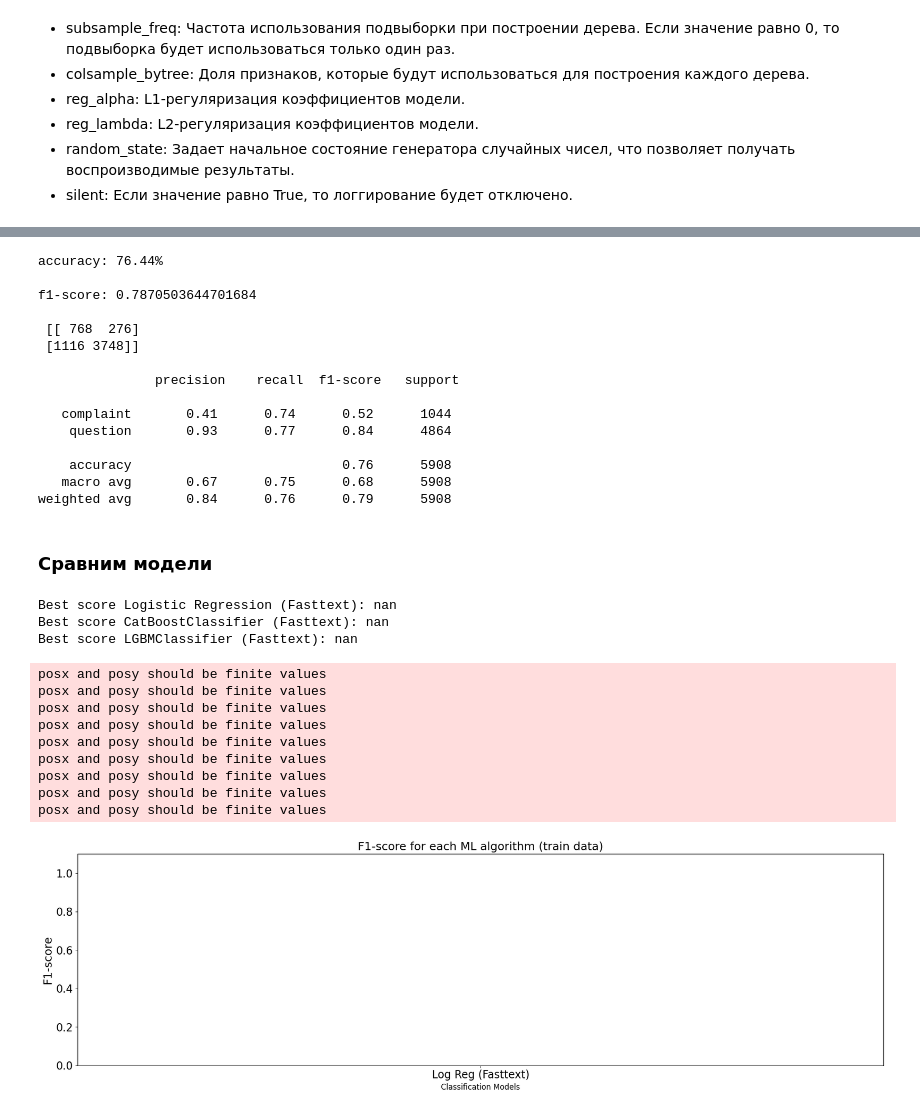
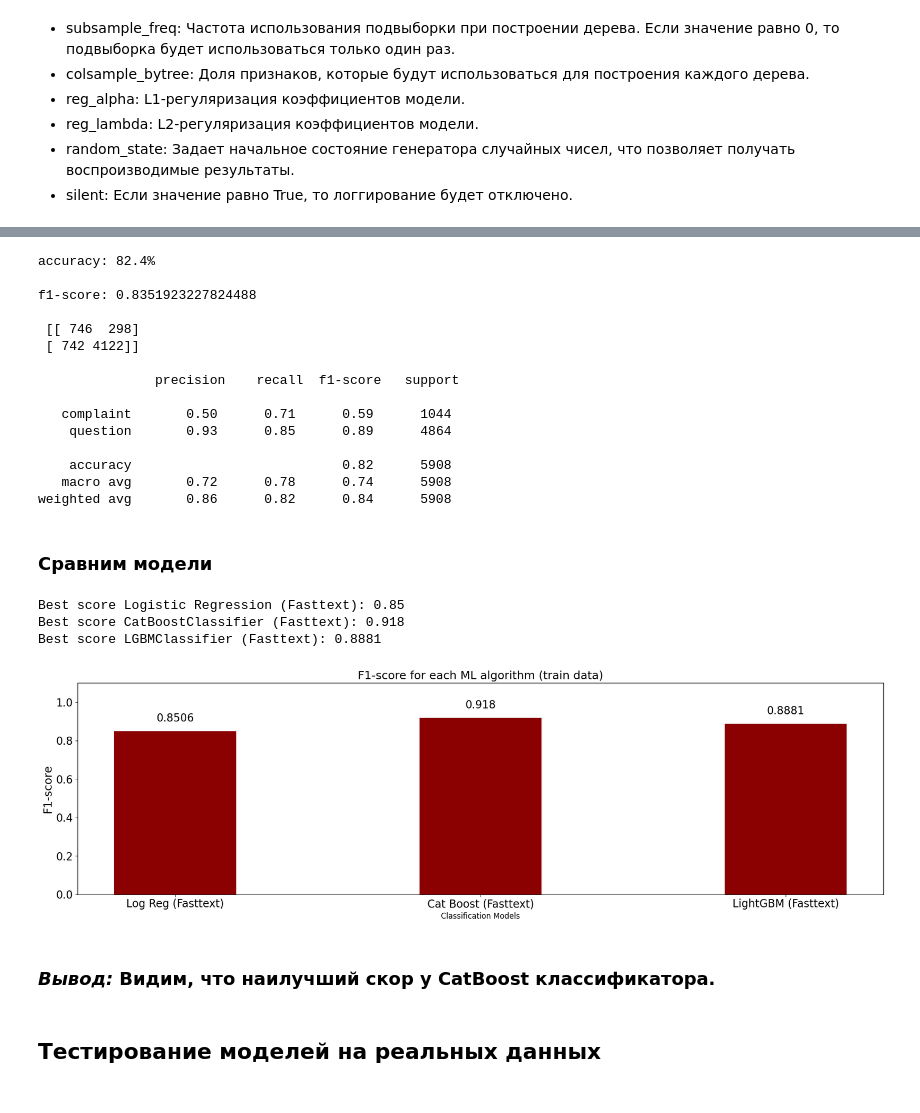
Before and after one commit to ybezginova2016/NLP_GovComplaintQuestionClassification, a Jupyter notebook: main.ipynb, the cells around one changed output, grey strips where cells are left out. Cells and saved outputs as stored; diff of their text form; code cells hidden in the pictures.

```diff
--- a/main.ipynb
+++ b/main.ipynb
@@ -437,7 +462,7 @@ d.columns
 # %% [output]
 Index(['date', 'category', 'topic', 'municipality', 'text', 'label'], dtype='object')
 # %%
-data = d[['text', 'label']]
+data = d[['text', 'label', 'topic', 'municipality']]
 # %%
 train, test = train_test_split(data, test_size=0.2)
 # %%
@@ -1042,7 +1067,7 @@ from sklearn.metrics import f1_score, make_scorer
 def f1_score_pos(y_true, y_pred, pos_label):
     return f1_score(y_true, y_pred, pos_label=pos_label)
 
-f1_scorer = make_scorer(f1_score_pos, pos_label='complaint')
+f1_scorer = make_scorer(f1_score_pos, pos_label='question')
 # %%
 %%time
 # logreg = LogisticRegression(class_weight='balanced', random_state=42)
@@ -1221,7 +1253,7 @@ params_LGBMClassifier = {
 LGBMClassifier_gsearch = GridSearchCV(estimator=model,
                                      cv=3,
                                      param_grid=params_LGBMClassifier,
-                                     scoring='f1')
+                                     scoring=f1_scorer)
 
 LGBMClassifier_gsearch.fit(list(train['ft_embedding'].values), y_train)
 # %% [output]
@@ -1258,21 +1273,21 @@ print("\nf1-score: {}".format(f1_score(y_test, y_pred_lightgbm, average='weighte
 print('\n',confusion_matrix(y_test, y_pred_lightgbm))
 print('\n',classification_report(y_test, y_pred_lightgbm))
 # %% [output]
-accuracy: 76.44%
+accuracy: 82.4%
 
-f1-score: 0.7870503644701684
+f1-score: 0.8351923227824488
 
- [[ 768  276]
- [1116 3748]]
+ [[ 746  298]
+ [ 742 4122]]
 
                precision    recall  f1-score   support
 
-   complaint       0.41      0.74      0.52      1044
-    question       0.93      0.77      0.84      4864
+   complaint       0.50      0.71      0.59      1044
+    question       0.93      0.85      0.89      4864
 
-    accuracy                           0.76      5908
-   macro avg       0.67      0.75      0.68      5908
-weighted avg       0.84      0.76      0.79      5908
+    accuracy                           0.82      5908
+   macro avg       0.72      0.78      0.74      5908
+weighted avg       0.86      0.82      0.84      5908
 # %% [markdown]
 ### Сравним модели
 # %%
@@ -1288,44 +1303,39 @@ print('Best score CatBoostClassifier (Fasttext): {}'.format(best_score_catboost)
 best_score_LGBM = round(LGBMClassifier_gsearch.best_score_, 4)
 print('Best score LGBMClassifier (Fasttext): {}'.format(best_score_LGBM))
 # %% [output]
-Best score Logistic Regression (Fasttext): nan
-Best score CatBoostClassifier (Fasttext): nan
-Best score LGBMClassifier (Fasttext): nan
+Best score Logistic Regression (Fasttext): 0.85
+Best score CatBoostClassifier (Fasttext): 0.918
+Best score LGBMClassifier (Fasttext): 0.8881
 # %%
 # Generate F1-score plots
 
 plt.rcParams.update({'font.size': 17,
                      'text.color' : 'black',
                      'axes.labelcolor' : "blue"})
 # plt.rcParams.update({'axes.titlesize': 'large'})
 fig, ax = plt.subplots(figsize=(19, 6))
 
 x = ['Log Reg (Fasttext)',
-     'Cat Boost',
-    'LightGBM']
+     'Cat Boost (Fasttext)',
+    'LightGBM (Fasttext)']
 
 y = [best_score_logreg,
      best_score_catboost,
      best_score_LGBM]
 
-ax.bar(x, y, width=0.4, color='#008B8B')
+ax.bar(x, y, width=0.4, color='darkred')
 ax.set_title('F1-score for each ML algorithm (train data)', fontsize=18)
 ax.set_xlabel('Classification Models', fontsize=12)
 ax.set_ylabel('F1-score', fontsize=18)
 ax.set_ylim(0, 1.1)
 
 for index, value in enumerate(y):
     plt.text(x=index, y=value + 0.05, s=str(value), ha='center')
 
 plt.tight_layout();
 # %% [output]
-posx and posy should be finite values
-posx and posy should be finite values
-posx and posy should be finite values
-posx and posy should be finite values
-posx and posy should be finite values
-posx and posy should be finite values
-posx and posy should be finite values
-posx and posy should be finite values
-posx and posy should be finite values
-[figure, old version]
+[figure, new version]
+# %% [markdown]
+### *Вывод:* Видим, что наилучший скор у CatBoost классификатора.
+# %% [markdown]
+## Тестирование моделей на реальных данных
```
Also changed, not shown: parts of 35 cells of this notebook, 5 other files.
